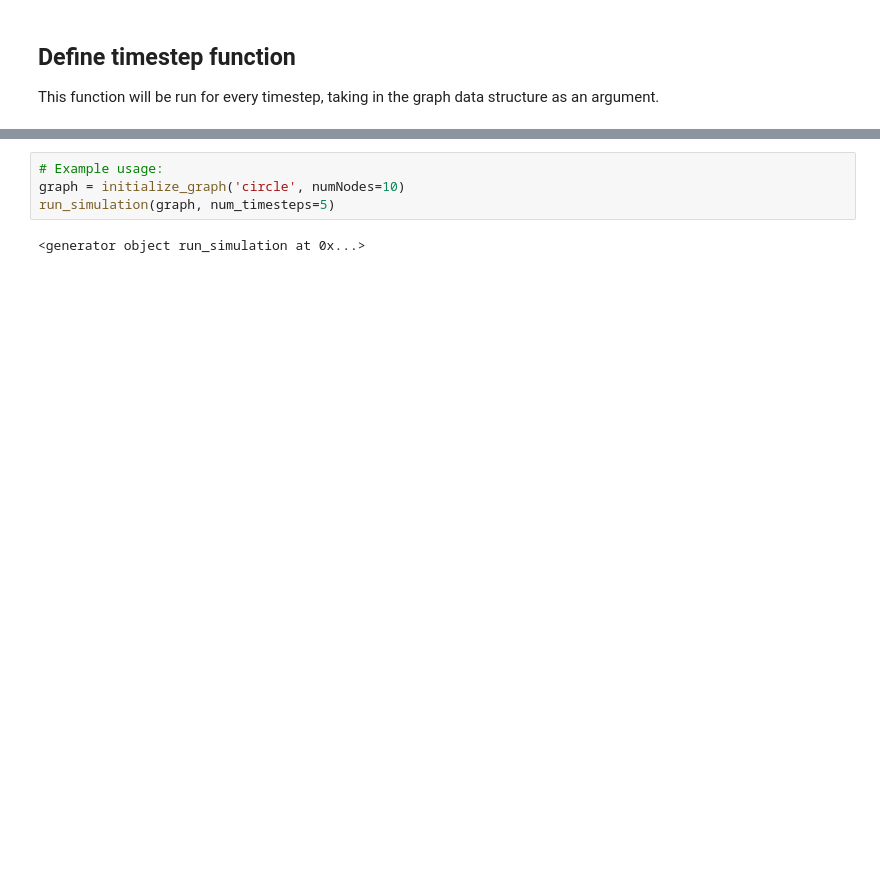
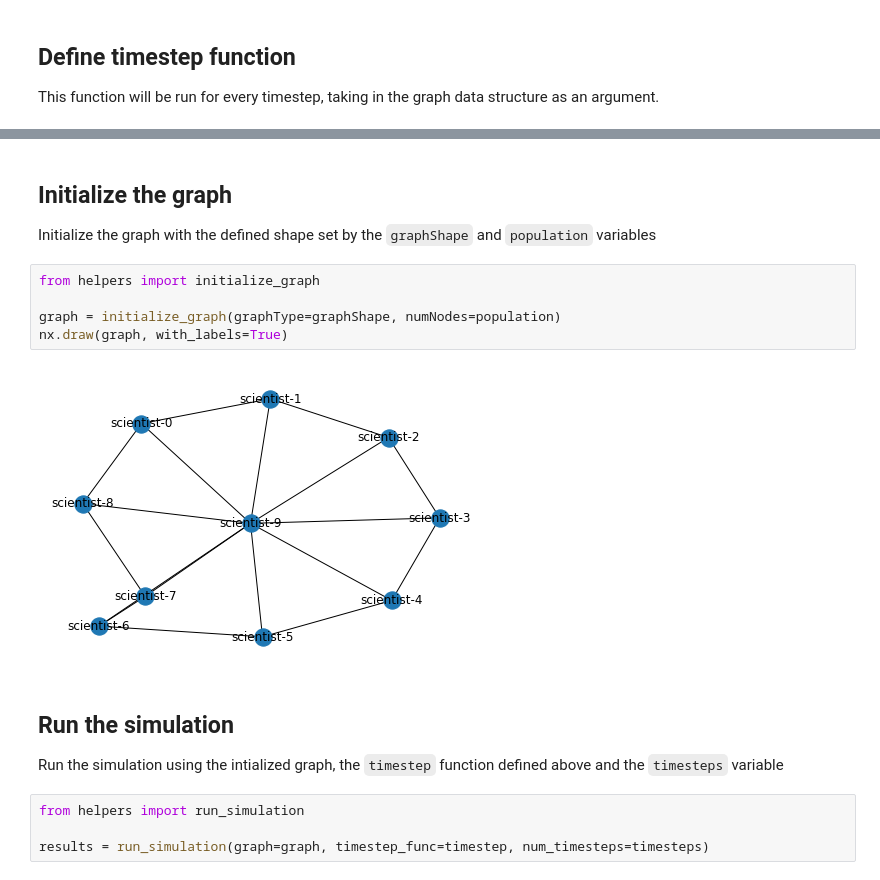
Before and after one commit to kekoawong/test-models, a Jupyter notebook: zollman.ipynb, the cells around one changed output, grey strips where cells are left out. Saved outputs shown, nothing was run; the diff lists cells and outputs as text; blank space fills up the shorter version.

Commit message:
Updates to how you are formatting the graph

```diff
--- a/zollman.ipynb
+++ b/zollman.ipynb
@@ -136,6 +50,17 @@ VBox(children=(Label(value='Number of Nodes:'), BoundedIntText(value=10, max=25,
-# %%
-# Example usage:
-graph = initialize_graph('circle', numNodes=10)
-run_simulation(graph, num_timesteps=5)
-# %% [output]
-<generator object run_simulation at 0x...>
+# %% [markdown]
+## Initialize the graph
+Initialize the graph with the defined shape set by the `graphShape` and `population` variables
+# %%
+from helpers import initialize_graph
+
+graph = initialize_graph(graphType=graphShape, numNodes=population)
+nx.draw(graph, with_labels=True)
+# %% [output]
+[figure, added]
+# %% [markdown]
+## Run the simulation
+Run the simulation using the intialized graph, the `timestep` function defined above and the `timesteps` variable
+# %%
+from helpers import run_simulation
+
+results = run_simulation(graph=graph, timestep_func=timestep, num_timesteps=timesteps)
```
Also changed, not shown: parts of 11 cells of this notebook, 1 other file.
